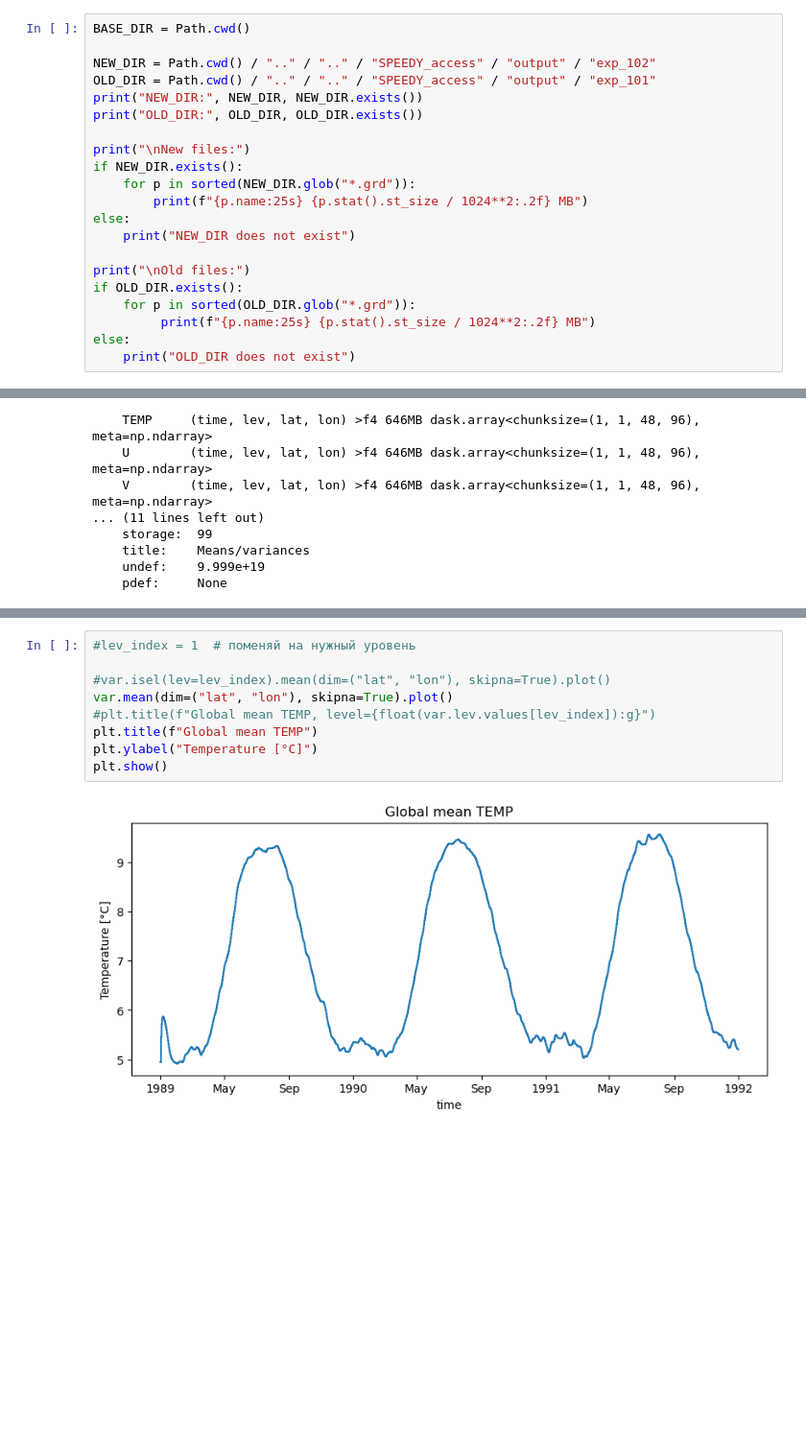
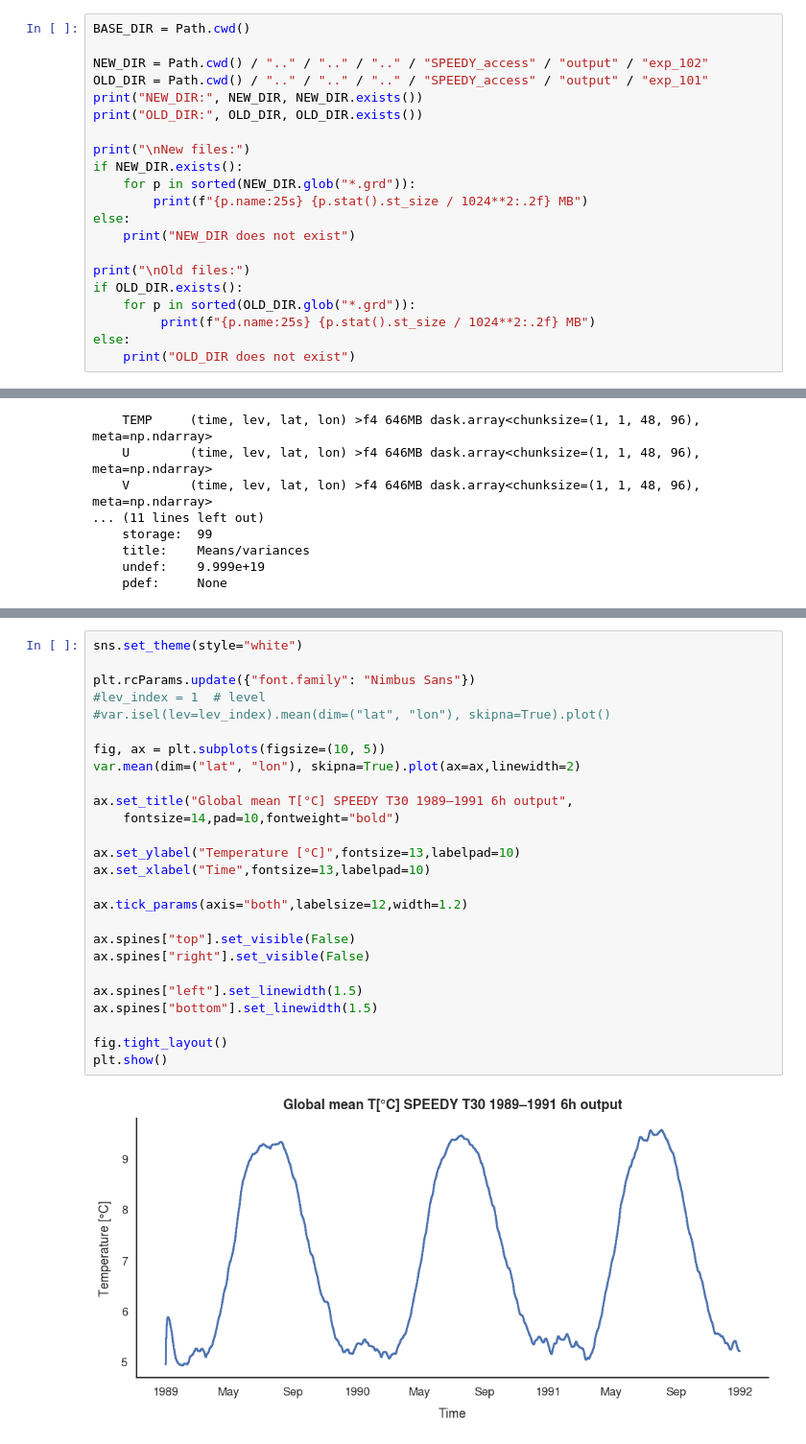
Before and after one commit to VanuatuN/SPEEDY_access, a Jupyter notebook: scripts/diagnostics/speedy_diagnotics.ipynb, the cells around one changed output, grey strips where cells are left out. Shown at 96% size. Drawn from its saved outputs; the diff is of its cells as text; blank space fills up the shorter version.

```diff
--- a/scripts/diagnostics/speedy_diagnotics.ipynb
+++ b/scripts/diagnostics/speedy_diagnotics.ipynb
@@ -37,8 +39,8 @@ Python OK
 # %%
 BASE_DIR = Path.cwd()
 
-NEW_DIR = Path.cwd() / ".." / ".." / "SPEEDY_access" / "output" / "exp_102"
-OLD_DIR = Path.cwd() / ".." / ".." / "SPEEDY_access" / "output" / "exp_101"
+NEW_DIR = Path.cwd() / ".." / ".." / ".." / "SPEEDY_access" / "output" / "exp_102"
+OLD_DIR = Path.cwd() / ".." / ".." / ".." / "SPEEDY_access" / "output" / "exp_101"
 print("NEW_DIR:", NEW_DIR, NEW_DIR.exists())
 print("OLD_DIR:", OLD_DIR, OLD_DIR.exists())
 
@@ -263,13 +265,30 @@ draw(t_slider.value)
 HBox(children=(Button(description='← prev', style=ButtonStyle()), Button(description='next →', style=ButtonSty…
 [interactive output not drawn]
 # %%
-#lev_index = 1  # поменяй на нужный уровень
+sns.set_theme(style="white")
 
+plt.rcParams.update({"font.family": "Nimbus Sans"})
+#lev_index = 1  # level
 #var.isel(lev=lev_index).mean(dim=("lat", "lon"), skipna=True).plot()
-var.mean(dim=("lat", "lon"), skipna=True).plot()
-#plt.title(f"Global mean TEMP, level={float(var.lev.values[lev_index]):g}")
-plt.title(f"Global mean TEMP")
-plt.ylabel("Temperature [°C]")
+
+fig, ax = plt.subplots(figsize=(10, 5))
+var.mean(dim=("lat", "lon"), skipna=True).plot(ax=ax,linewidth=2)
+
+ax.set_title("Global mean T[°C] SPEEDY T30 1989–1991 6h output",
+    fontsize=14,pad=10,fontweight="bold")
+
+ax.set_ylabel("Temperature [°C]",fontsize=13,labelpad=10)
+ax.set_xlabel("Time",fontsize=13,labelpad=10)
+
+ax.tick_params(axis="both",labelsize=12,width=1.2)
+
+ax.spines["top"].set_visible(False)
+ax.spines["right"].set_visible(False)
+
+ax.spines["left"].set_linewidth(1.5)
+ax.spines["bottom"].set_linewidth(1.5)
+
+fig.tight_layout()
 plt.show()
 # %% [output]
-[figure, old version]
+[figure, new version]
```
Also changed, not shown: parts of 3 cells of this notebook, 3 other files.
